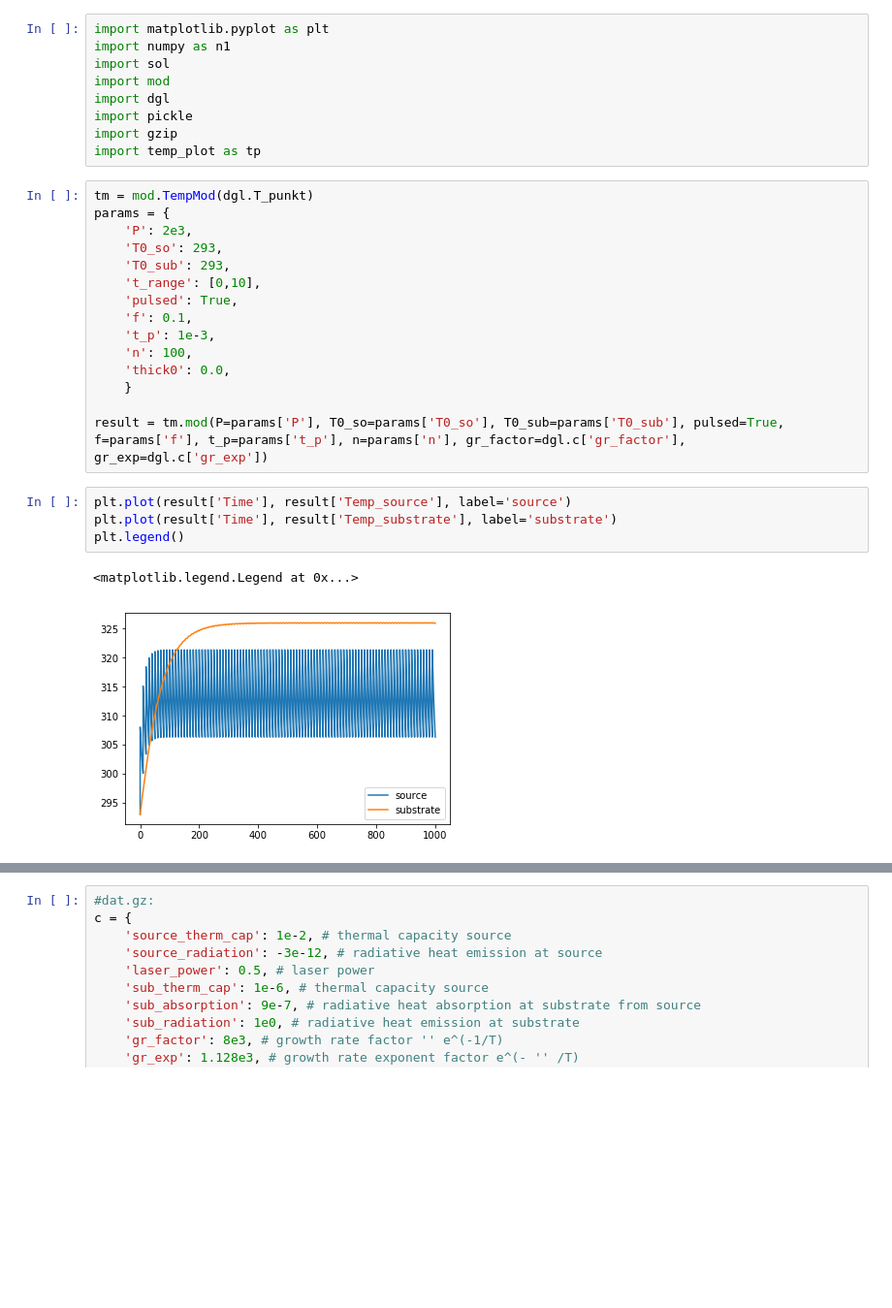
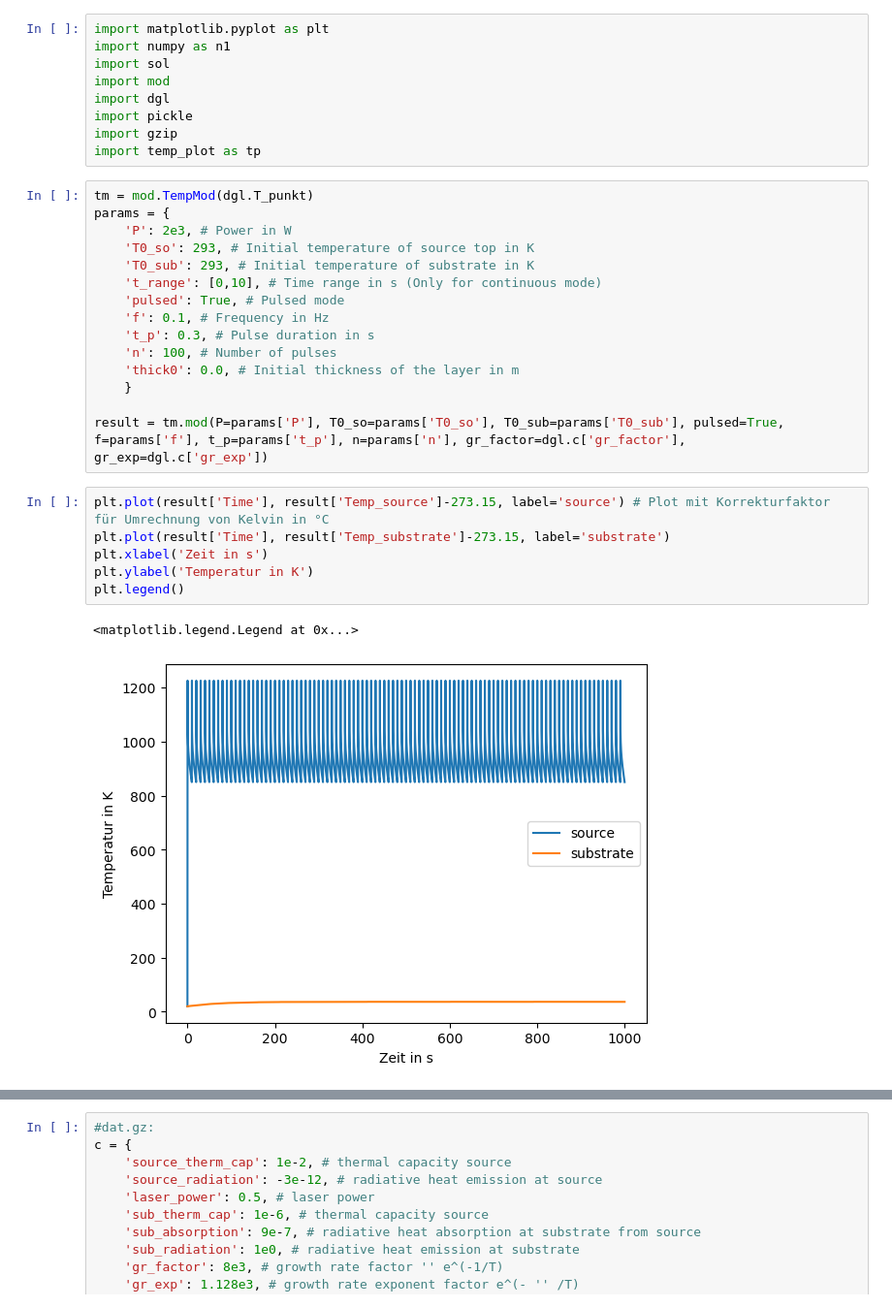
Before and after one commit to Ruttor/TempMod-TLE, a Jupyter notebook: Testcase.ipynb, the cells around one changed output, grey strips where cells are left out. Shown: that part at 97% size. Cells and saved outputs as stored; diff of their text form; blank space fills up the shorter version.

```diff
--- a/Testcase.ipynb
+++ b/Testcase.ipynb
@@ -10,24 +10,26 @@ import temp_plot as tp
 # %%
 tm = mod.TempMod(dgl.T_punkt)
 params = {
-    'P': 2e3,
-    'T0_so': 293,
-    'T0_sub': 293,
-    't_range': [0,10],
-    'pulsed': True,
-    'f': 0.1,
-    't_p': 1e-3,
-    'n': 100,
-    'thick0': 0.0,
+    'P': 2e3, # Power in W
+    'T0_so': 293, # Initial temperature of source top in K
+    'T0_sub': 293, # Initial temperature of substrate in K
+    't_range': [0,10], # Time range in s (Only for continuous mode)
+    'pulsed': True, # Pulsed mode
+    'f': 0.1, # Frequency in Hz
+    't_p': 0.3, # Pulse duration in s
+    'n': 100, # Number of pulses
+    'thick0': 0.0, # Initial thickness of the layer in m
     }
 
 result = tm.mod(P=params['P'], T0_so=params['T0_so'], T0_sub=params['T0_sub'], pulsed=True, f=params['f'], t_p=params['t_p'], n=params['n'], gr_factor=dgl.c['gr_factor'], gr_exp=dgl.c['gr_exp'])
 # %%
-plt.plot(result['Time'], result['Temp_source'], label='source')
-plt.plot(result['Time'], result['Temp_substrate'], label='substrate')
+plt.plot(result['Time'], result['Temp_source']-273.15, label='source') # Plot mit Korrekturfaktor für Umrechnung von Kelvin in °C
+plt.plot(result['Time'], result['Temp_substrate']-273.15, label='substrate')
+plt.xlabel('Zeit in s')
+plt.ylabel('Temperatur in K')
 plt.legend()
 # %% [output]
 <matplotlib.legend.Legend at 0x...>
-[figure, old version]
+[figure, new version]
 # %%
 
```
Also changed, not shown: parts of 2 cells of this notebook, 3 other files.
